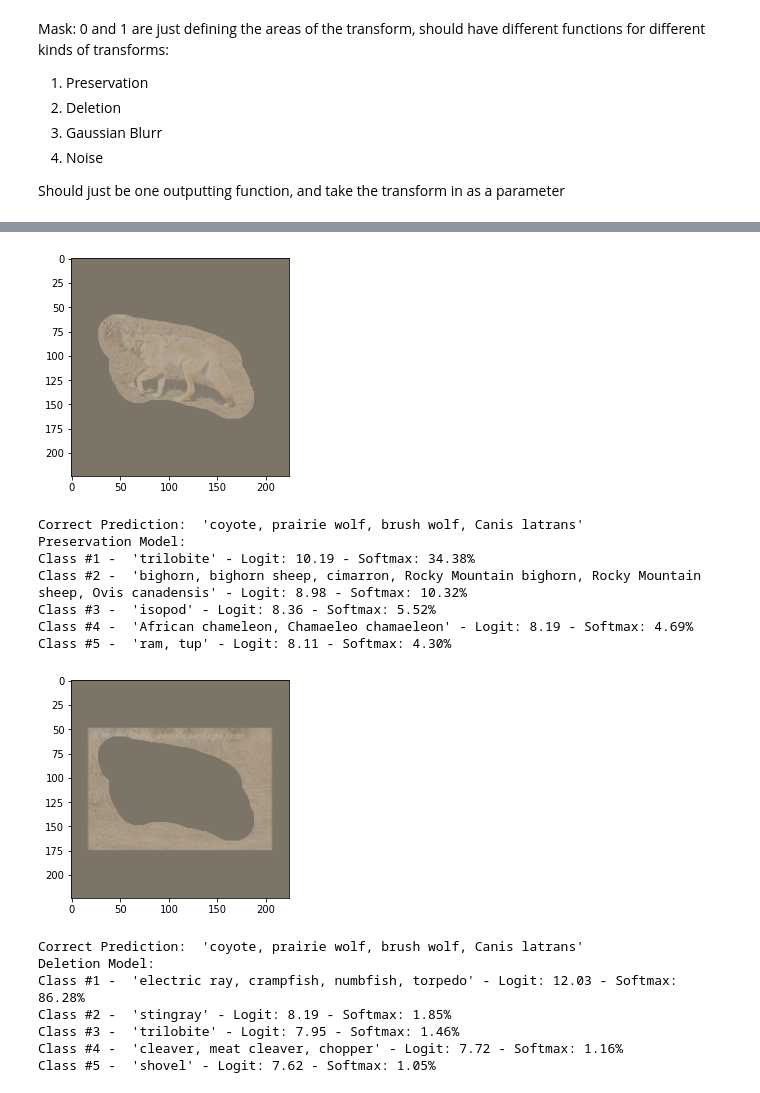
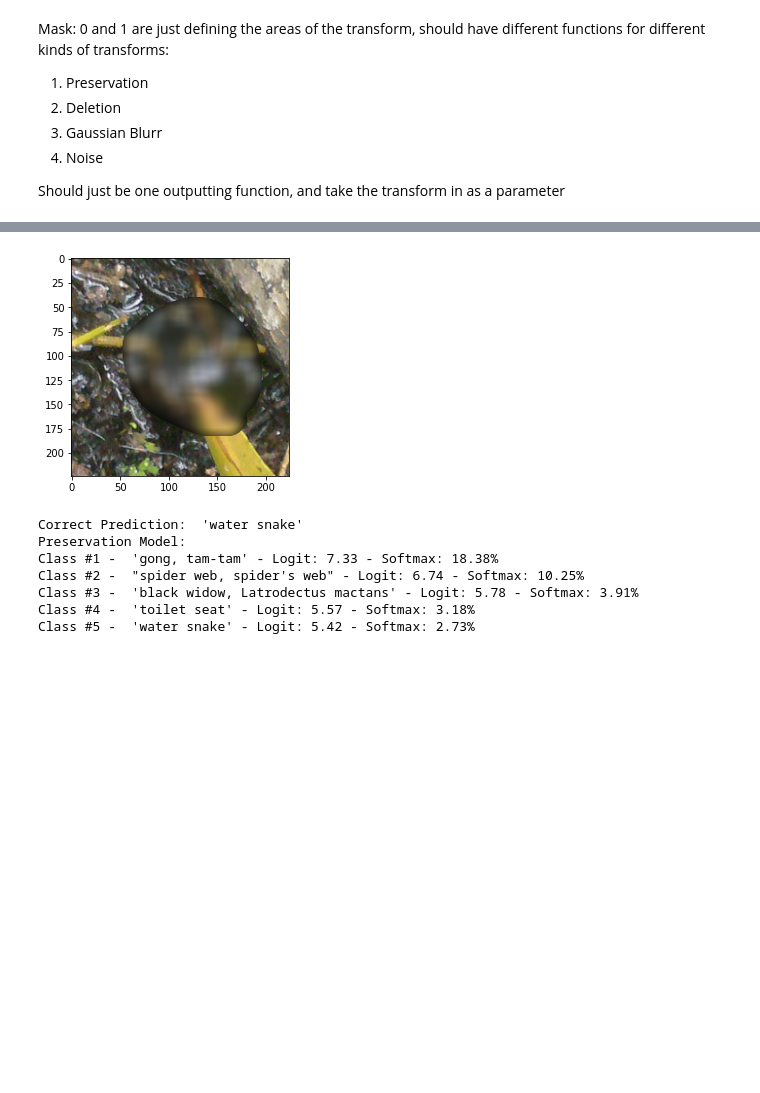
Before and after one commit to iceysiyiai/InteractiveDataBase, a Jupyter notebook: RefineInteractive.ipynb, the cells around one changed output, grey strips where cells are left out. Cells and saved outputs as stored; diff of their text form; code cells hidden in the pictures; blank space fills up the shorter version.

Commit message:
Updated with Gaussian Blur and Noise

```diff
--- a/RefineInteractive.ipynb
+++ b/RefineInteractive.ipynb
@@ -798,0 +790,6 @@ Should just be one outputting function, and take the transform in as a parameter
+# %%
+def img_transform(img_input):
+  tensor_trans = transforms.ToTensor()
+  img_tensor = tensor_trans(img_input)
+  img = img_tensor.float()
+  return img
@@ -799,19 +826,16 @@ Should just be one outputting function, and take the transform in as a parameter
+# %%
+import torchvision.transforms as T
+transform_n = T.GaussianBlur(kernel_size=(17, 17), sigma=(0.1, 200))
+# %%
+def transform_Noise(img_input, mask_input):
+  blur_part = mask_input * img_input
+  masked_img = img_input * (1-mask_input) + mask_input * transform_n(blur_part)
+  return masked_img
 # %%
-def score_gen_preserve (img_input, mask_input, model):
-  # transform mask
-  mask_3d = mask_input.reshape(1, 224, 224)
-  msk = torch.from_numpy(mask_3d).float()
+def score_gen (transform, img_input, mask_input, model):
 
-  # transform image
-  tensor_trans = transforms.ToTensor()
-  img_tensor = tensor_trans(img_input)
-  img = img_tensor.float()
-
-  masked_img = msk * img
-  # plt.subplot(1,2,1)
-  # plt.axis('off')
-  # plt.imshow(masked_img.permute(1,2,0), cmap='gray')
-  plot_image(detransform(masked_img))
+  masked_img = transform(img_input, mask_input)
+  plot_image(masked_img)
 
   # put through model
   with torch.no_grad():
@@ -820,18 +844,12 @@ def score_gen_preserve (img_input, mask_input, model):
   softmax = nn.Softmax()
   y_softmax = softmax(y_output)
   k = 5
-  #sum = y_output.sum()
-  #print(sum)
-
 
   confidences = np.squeeze(y_output)
   inds = np.argsort(-confidences)
   top_k = inds[:k]
-  #top_confidences = confidences[inds]
 
   print(f'Correct Prediction: {class_names[label]}')
   print('Preservation Model:')
   for i, ind in enumerate(top_k):
     print(f'Class #{i + 1} - {class_names[ind]} - Logit: {y_output[0,ind]:.2f} - Softmax: {100*y_softmax[0,ind]:.2f}%')
-    #print(f'Class #{i + 1} - {class_names[ind]} - Confidence: {100*(conf/sum)}%')
-  # print(y_output.max())
@@ -879,6 +857,7 @@ def score_gen_delete (img_input, mask_input, model):
 model = torch.hub.load('pytorch/vision:v0.10.0', 'resnet50', pretrained=True)
 model.eval()
 
-score_gen_preserve(query_img, mask_arr, model)
-score_gen_delete(query_img, mask_arr, model)
+img_input = img_transform(query_img)
+mask_input = mask_transform(mask_arr)
+score_gen(transform_Noise, img_input, mask_input, model)
 # %% [output]
@@ -887,16 +865,8 @@ Downloading: "https://download.pytorch.org/models/resnet50-0676ba61.pth" to /roo
-[figure, old version]
+[figure, new version]
-Correct Prediction:  'coyote, prairie wolf, brush wolf, Canis latrans'
+Correct Prediction:  'water snake'
 Preservation Model:
-Class #1 -  'trilobite' - Logit: 10.19 - Softmax: 34.38%
-Class #2 -  'bighorn, bighorn sheep, cimarron, Rocky Mountain bighorn, Rocky Mountain sheep, Ovis canadensis' - Logit: 8.98 - Softmax: 10.32%
-Class #3 -  'isopod' - Logit: 8.36 - Softmax: 5.52%
-Class #4 -  'African chameleon, Chamaeleo chamaeleon' - Logit: 8.19 - Softmax: 4.69%
-Class #5 -  'ram, tup' - Logit: 8.11 - Softmax: 4.30%
+Class #1 -  'gong, tam-tam' - Logit: 7.33 - Softmax: 18.38%
+Class #2 -  "spider web, spider's web" - Logit: 6.74 - Softmax: 10.25%
+Class #3 -  'black widow, Latrodectus mactans' - Logit: 5.78 - Softmax: 3.91%
+Class #4 -  'toilet seat' - Logit: 5.57 - Softmax: 3.18%
+Class #5 -  'water snake' - Logit: 5.42 - Softmax: 2.73%
-[figure, removed]
-Correct Prediction:  'coyote, prairie wolf, brush wolf, Canis latrans'
-Deletion Model:
-Class #1 -  'electric ray, crampfish, numbfish, torpedo' - Logit: 12.03 - Softmax: 86.28%
-Class #2 -  'stingray' - Logit: 8.19 - Softmax: 1.85%
-Class #3 -  'trilobite' - Logit: 7.95 - Softmax: 1.46%
-Class #4 -  'cleaver, meat cleaver, chopper' - Logit: 7.72 - Softmax: 1.16%
-Class #5 -  'shovel' - Logit: 7.62 - Softmax: 1.05%
```
Also changed, not shown: parts of 15 cells of this notebook.
